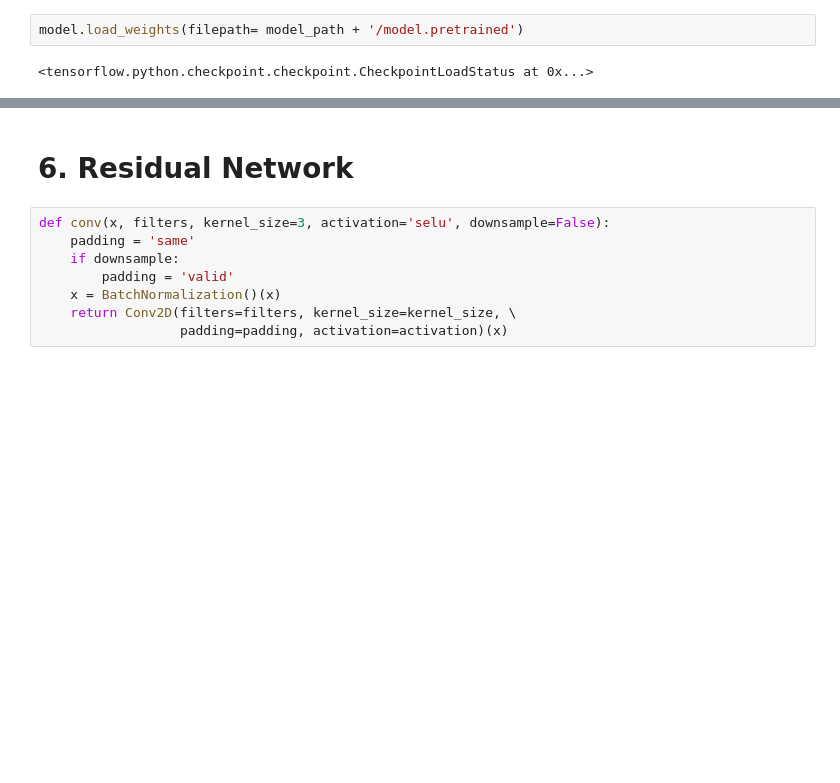
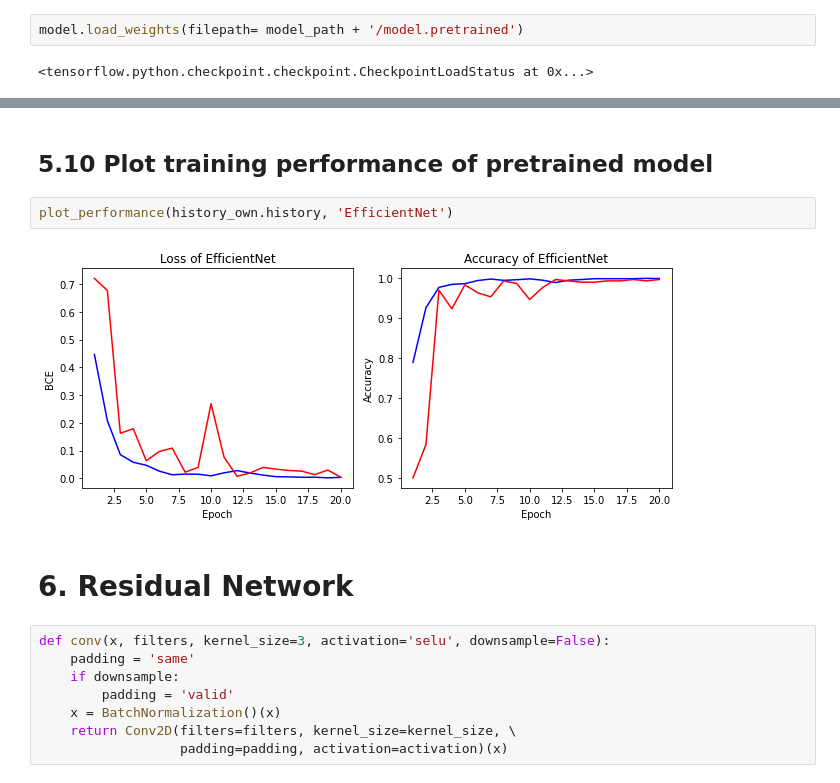
Before and after one commit to AndiRen/Brain-Tumor-Detection, a Jupyter notebook: pre_trained_bt_recognition.ipynb, the cells around one changed output, grey strips where cells are left out. Drawn from its saved outputs; the diff is of its cells as text; blank space fills up the shorter version.

```diff
--- a/pre_trained_bt_recognition.ipynb
+++ b/pre_trained_bt_recognition.ipynb
@@ -809,3 +761,9 @@ loss, accuracy, f1_score = model.evaluate(new_test)
+# %% [markdown]
+## 5.10 Plot training performance of pretrained model
+# %%
+plot_performance(history_own.history, 'EfficientNet')
+# %% [output]
+[figure, added]
 # %% [markdown]
 # 6. Residual Network
 # %%
```
Also changed, not shown: parts of 94 cells of this notebook.
